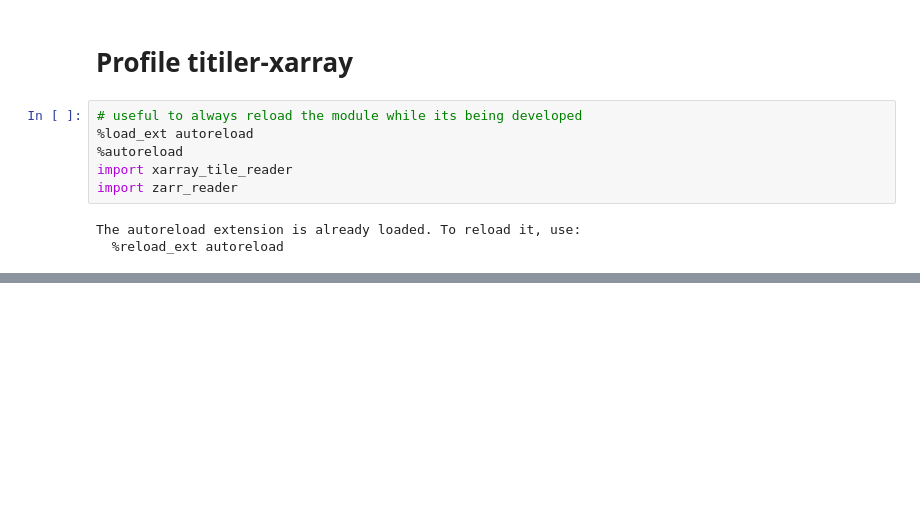
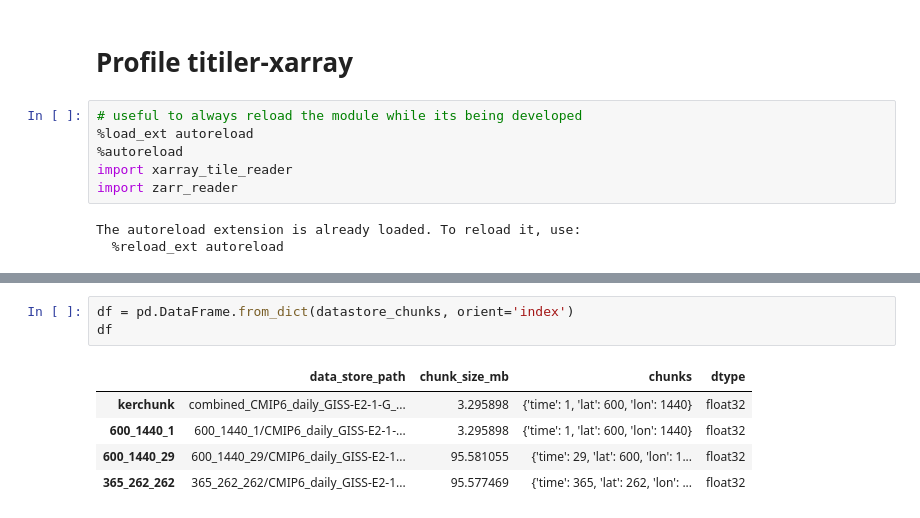
Before and after one commit to developmentseed/tile-benchmarking, a Jupyter notebook: profiling/profile.ipynb, the cells around one changed output, grey strips where cells are left out. Cells and saved outputs as stored; diff of their text form; blank space fills up the shorter version.

```diff
--- a/profiling/profile.ipynb
+++ b/profiling/profile.ipynb
@@ -205 +255,10 @@ for chunk_set_path in chunk_set_paths:
+# %%
+df = pd.DataFrame.from_dict(datastore_chunks, orient='index')
+df
+# %% [output]
+|  | data_store_path | chunk_size_mb | chunks | dtype |
+| kerchunk | combined_CMIP6_daily_GISS-E2-1-G_... | 3.295898 | {'time': 1, 'lat': 600, 'lon': 1440} | float32 |
+| 600_1440_1 | 600_1440_1/CMIP6_daily_GISS-E2-1-... | 3.295898 | {'time': 1, 'lat': 600, 'lon': 1440} | float32 |
+| 600_1440_29 | 600_1440_29/CMIP6_daily_GISS-E2-1... | 95.581055 | {'time': 29, 'lat': 600, 'lon': 1... | float32 |
+| 365_262_262 | 365_262_262/CMIP6_daily_GISS-E2-1... | 95.577469 | {'time': 365, 'lat': 262, 'lon': ... | float32 |
 # %%
```
Also changed, not shown: parts of 14 cells of this notebook, 4 other files.
